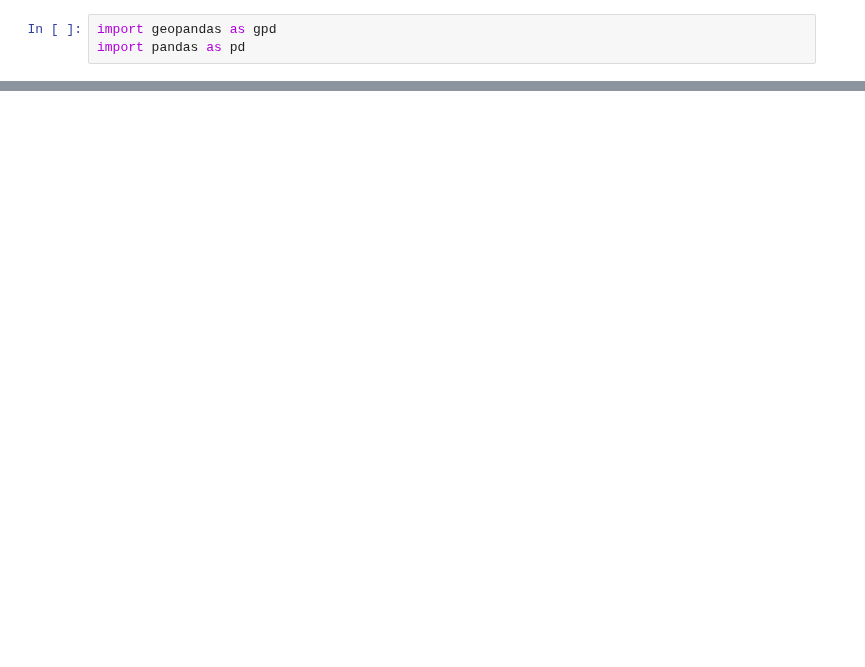
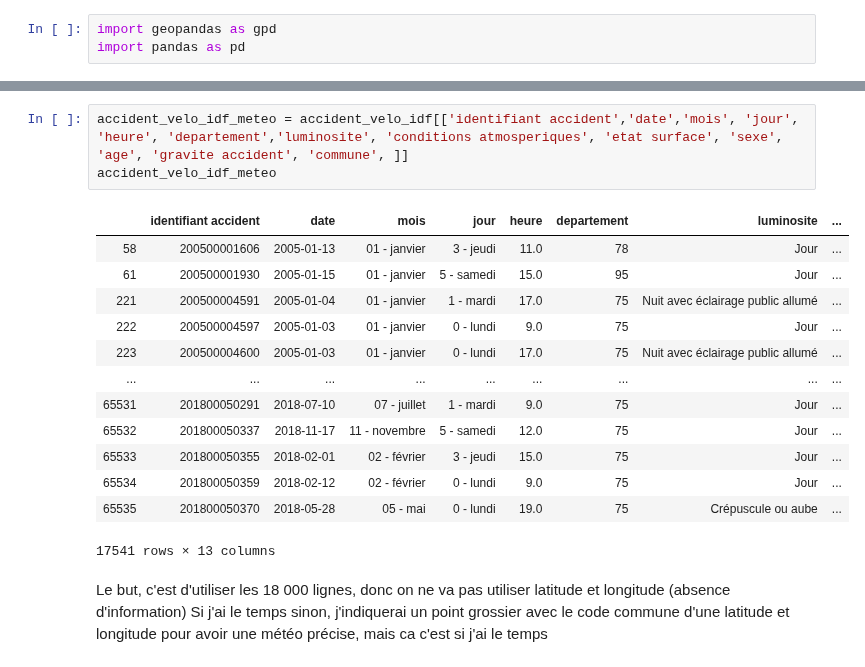
Before and after one commit to ImaneFa/Projet_Python, a Jupyter notebook: prolongement_meteo.ipynb, the cells around one changed output, grey strips where cells are left out. Saved outputs shown, nothing was run; the diff lists cells and outputs as text; blank space fills up the shorter version.

Commit message:
Modificatiosn sur le prolongement météo (#4)

```diff
--- a/prolongement_meteo.ipynb
+++ b/prolongement_meteo.ipynb
@@ -157,0 +114,20 @@ Name: identifiant accident, dtype: int64
+# %%
+accident_velo_idf_meteo = accident_velo_idf[['identifiant accident','date','mois', 'jour', 'heure', 'departement','luminosite', 'conditions atmosperiques', 'etat surface', 'sexe', 'age', 'gravite accident', 'commune', ]]
+accident_velo_idf_meteo
+# %% [output]
+|  | identifiant accident | date | mois | jour | heure | departement | luminosite | ... |
+| 58 | 200500001606 | 2005-01-13 | 01 - janvier | 3 - jeudi | 11.0 | 78 | Jour | ... |
+| 61 | 200500001930 | 2005-01-15 | 01 - janvier | 5 - samedi | 15.0 | 95 | Jour | ... |
+| 221 | 200500004591 | 2005-01-04 | 01 - janvier | 1 - mardi | 17.0 | 75 | Nuit avec éclairage public allumé | ... |
+| 222 | 200500004597 | 2005-01-03 | 01 - janvier | 0 - lundi | 9.0 | 75 | Jour | ... |
+| 223 | 200500004600 | 2005-01-03 | 01 - janvier | 0 - lundi | 17.0 | 75 | Nuit avec éclairage public allumé | ... |
+| ... | ... | ... | ... | ... | ... | ... | ... | ... |
+| 65531 | 201800050291 | 2018-07-10 | 07 - juillet | 1 - mardi | 9.0 | 75 | Jour | ... |
+| 65532 | 201800050337 | 2018-11-17 | 11 - novembre | 5 - samedi | 12.0 | 75 | Jour | ... |
+| 65533 | 201800050355 | 2018-02-01 | 02 - février | 3 - jeudi | 15.0 | 75 | Jour | ... |
+| 65534 | 201800050359 | 2018-02-12 | 02 - février | 0 - lundi | 9.0 | 75 | Jour | ... |
+| 65535 | 201800050370 | 2018-05-28 | 05 - mai | 0 - lundi | 19.0 | 75 | Crépuscule ou aube | ... |
+17541 rows × 13 columns
+# %% [markdown]
+Le but, c'est d'utiliser les 18 000 lignes, donc on ne va pas utiliser latitude et longitude (absence d'information)
+Si j'ai le temps sinon, j'indiquerai un point grossier avec le code commune d'une latitude et longitude pour avoir une météo précise, mais ca c'est si j'ai le temps
```
Also changed, not shown: parts of 42 cells of this notebook.
